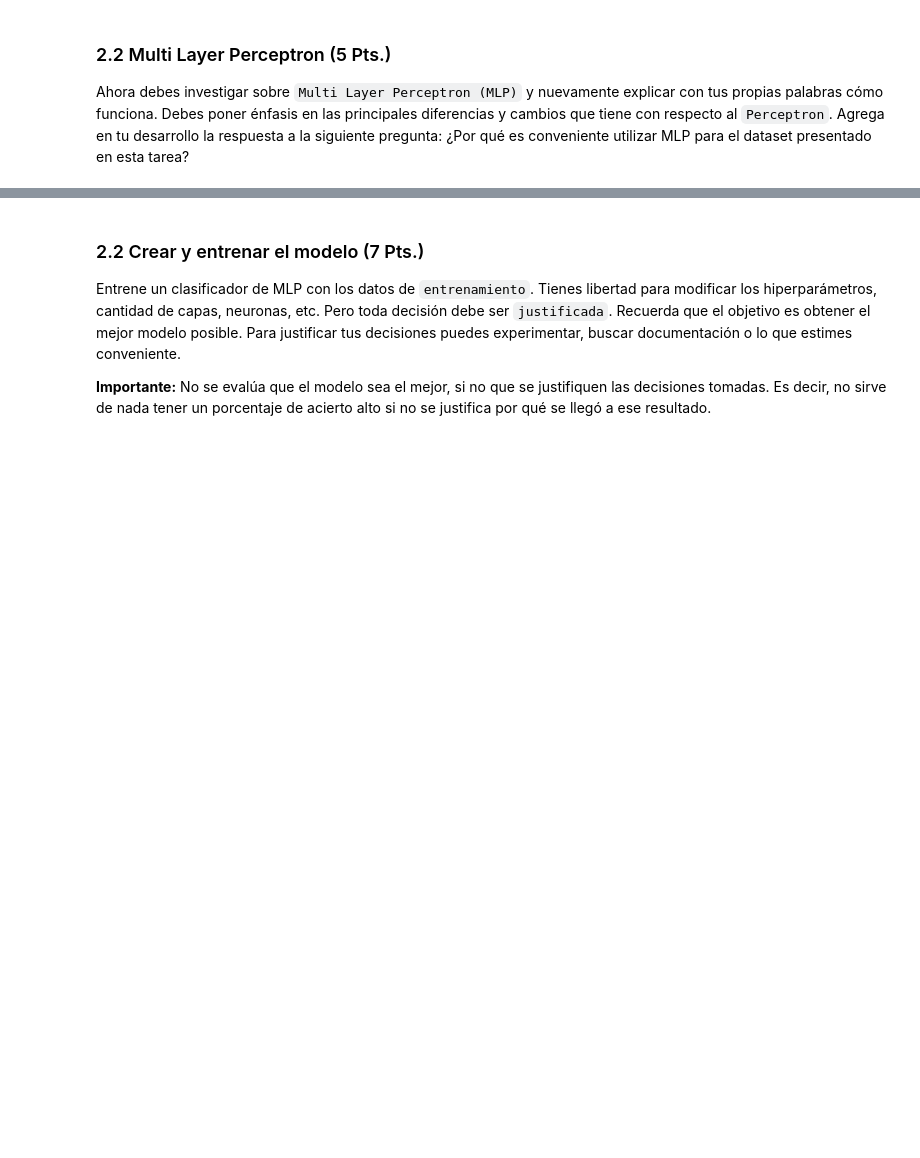
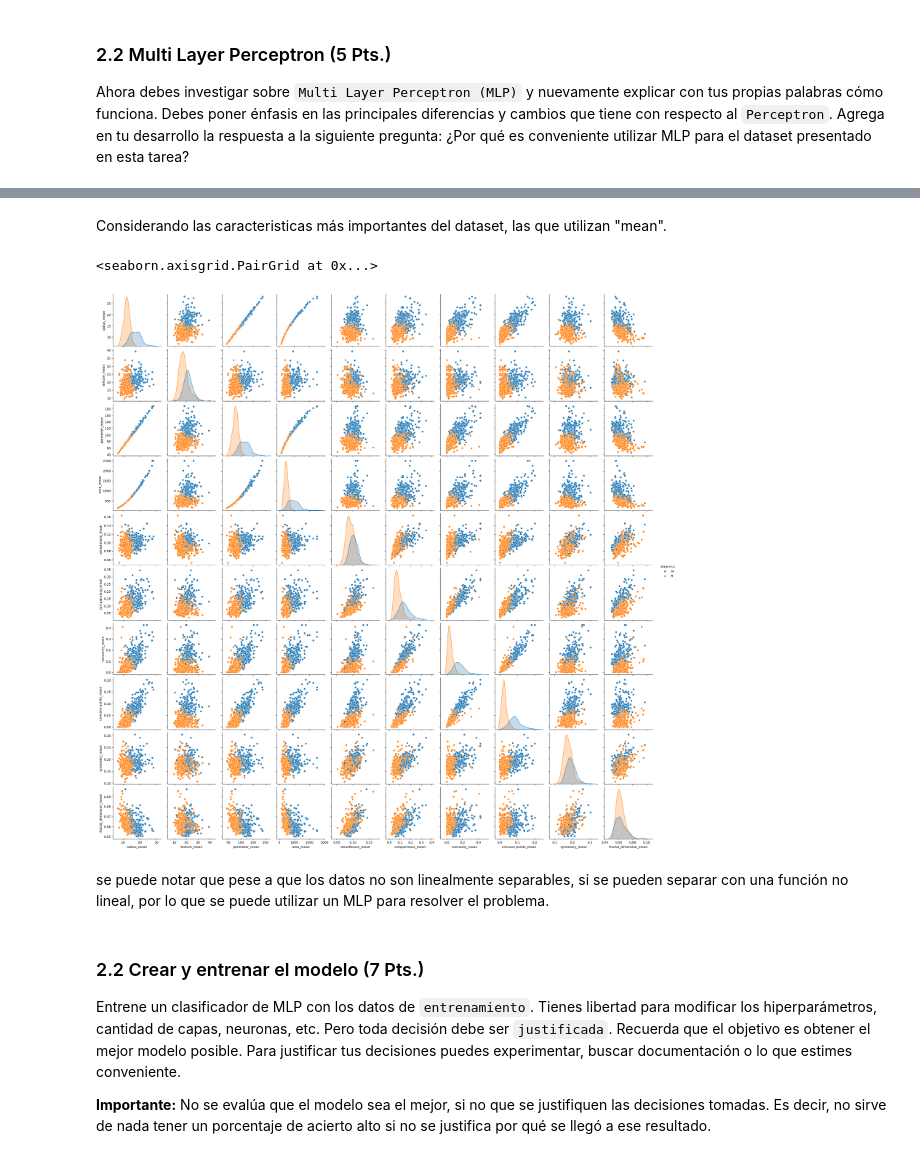
Before and after one commit to gabiacuna/IIC2433, a Jupyter notebook: tareas/T4-2.ipynb, the cells around one changed output, grey strips where cells are left out. Saved outputs shown, nothing was run; the diff lists cells and outputs as text; code cells hidden in the pictures; blank space fills up the shorter version.

```diff
--- a/tareas/T4-2.ipynb
+++ b/tareas/T4-2.ipynb
@@ -135,3 +318,16 @@ Ahora debes investigar sobre `Multi Layer Perceptron (MLP)` y nuevamente explica
+# %% [markdown]
+Considerando las caracteristicas más importantes del dataset, las que utilizan "mean".
+# %%
+mean_data = ['diagnosis', 'radius_mean', 'texture_mean', 'perimeter_mean', 'area_mean', 'smoothness_mean', 'compactness_mean', 'concavity_mean', 'concave points_mean', 'symmetry_mean', 'fractal_dimension_mean']
+
+# plot mean_data by mean_data
+sns.pairplot(data[mean_data], hue='diagnosis')
+# sns.pairplot(data, diag_kind='kde', hue=data['diagnosis'])
+# %% [output]
+<seaborn.axisgrid.PairGrid at 0x...>
+[figure, added]
+# %% [markdown]
+se puede notar que pese a que los datos no son linealmente separables, si se pueden separar con una función no lineal, por lo que se puede utilizar un MLP para resolver el problema.
 # %% [markdown]
 ### 2.2 Crear y entrenar el modelo (7 Pts.)
 Entrene un clasificador de MLP con los datos de `entrenamiento`. Tienes libertad para modificar los hiperparámetros, cantidad de capas, neuronas, etc. Pero toda decisión debe ser `justificada`. Recuerda que el objetivo es obtener el mejor modelo posible. Para justificar tus decisiones puedes experimentar, buscar documentación o lo que estimes conveniente.
```
Also changed, not shown: parts of 51 cells of this notebook.
